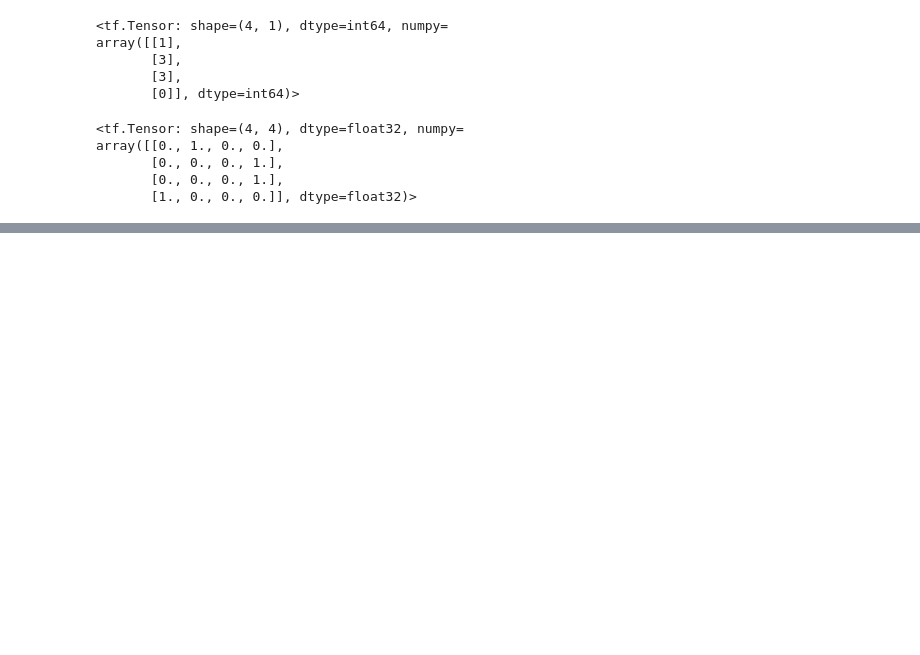
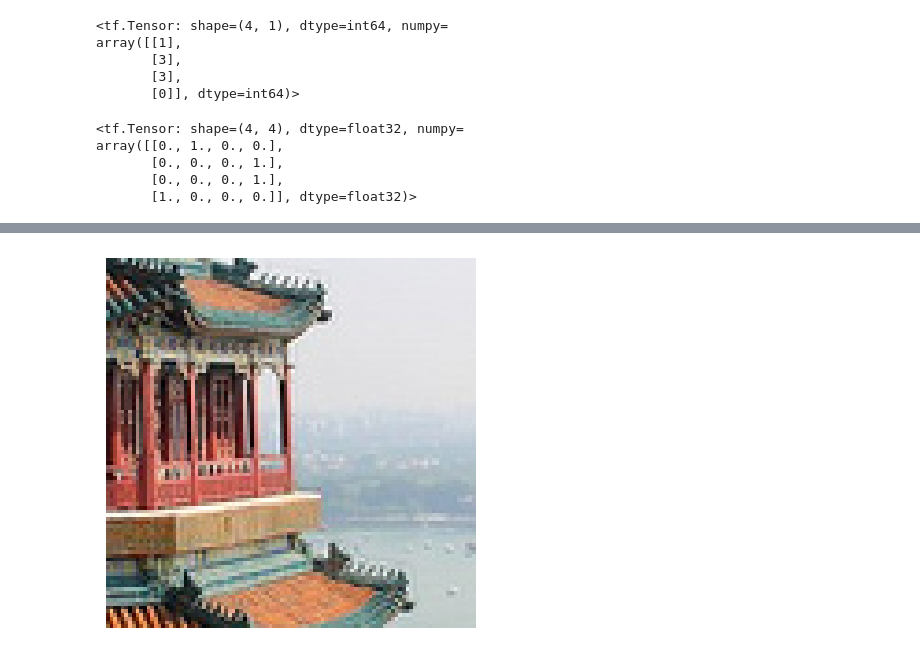
Before and after one commit to mattreu/ml_tests, a Jupyter notebook: tf/data_preprocessing.ipynb, the cells around one changed output, grey strips where cells are left out. Cells and saved outputs as stored; diff of their text form; code cells hidden in the pictures; blank space fills up the shorter version.

```diff
--- a/tf/data_preprocessing.ipynb
+++ b/tf/data_preprocessing.ipynb
@@ -280,0 +330,6 @@ array([[0., 1., 0., 0.],
+# %%
+plt.imshow(cropped_images[0] / 255)
+plt.axis('off')
+plt.show()
+# %% [output]
+[figure, added]
```
Also changed, not shown: parts of 6 cells of this notebook.
